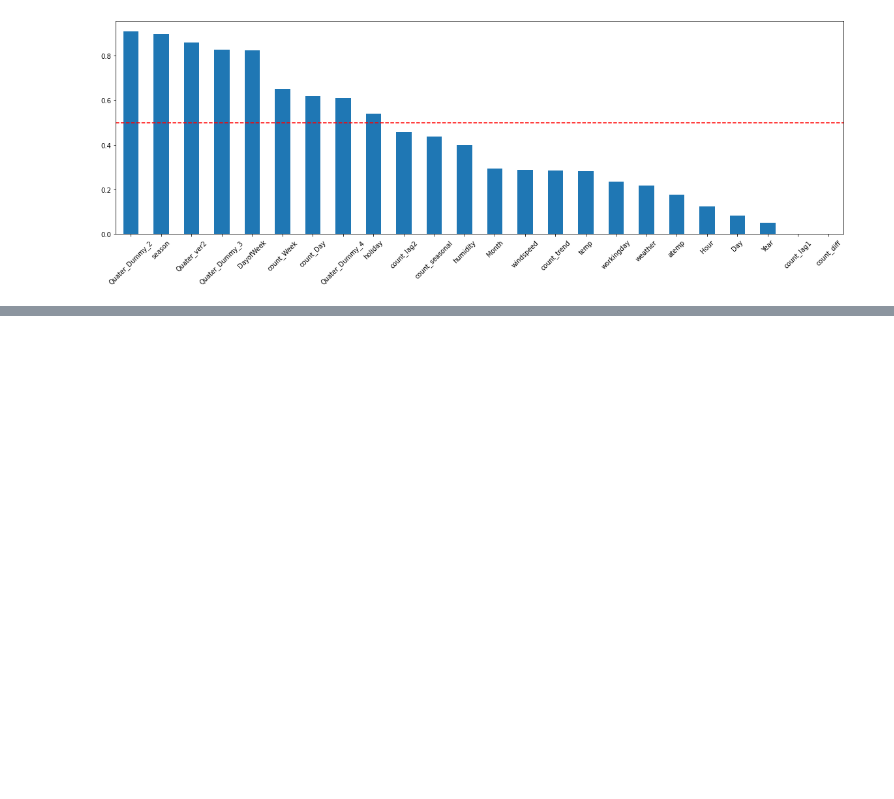
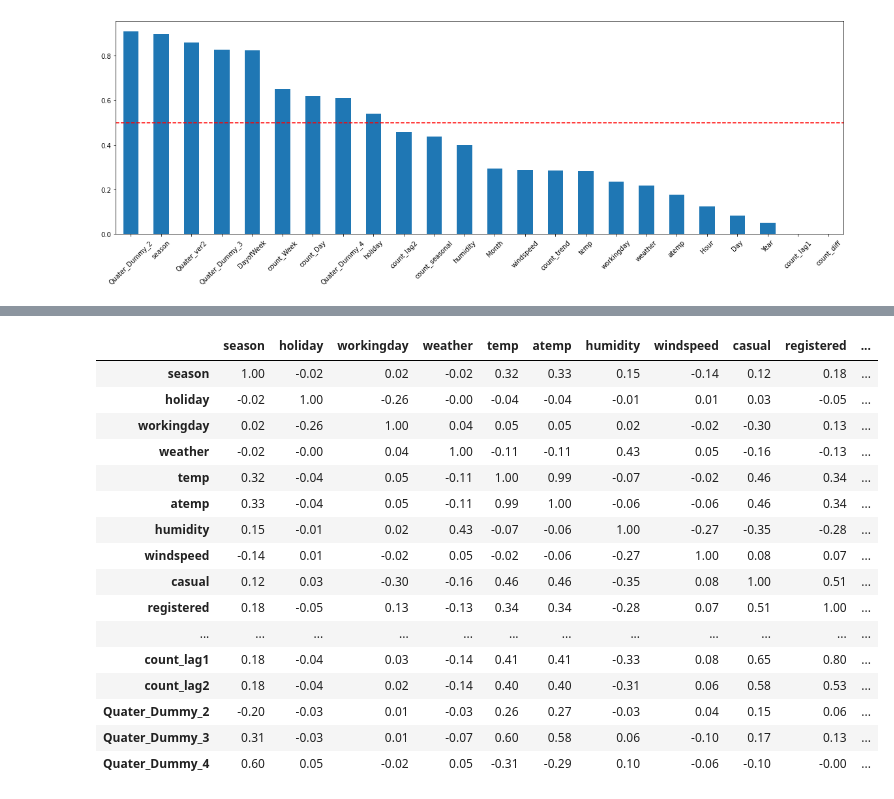
Before and after one commit to JPJD-TIL/TIL, a Jupyter notebook: jd/Practice_1.ipynb, the cells around one changed output, grey strips where cells are left out. Cells and saved outputs as stored; diff of their text form; code cells hidden in the pictures; blank space fills up the shorter version.

```diff
--- a/jd/Practice_1.ipynb
+++ b/jd/Practice_1.ipynb
@@ -1853,0 +1909,20 @@ plt.show()
+# %%
+raw_fe.corr().style.background_gradient().set_precision(2).set_properties(**{'font-size' : '15pt'}) # 소수점은 2번째 자리까지 표시해주세요
+# %% [output]
+|  | season | holiday | workingday | weather | temp | atemp | humidity | windspeed | casual | registered | ... |
+| season | 1.00 | -0.02 | 0.02 | -0.02 | 0.32 | 0.33 | 0.15 | -0.14 | 0.12 | 0.18 | ... |
+| holiday | -0.02 | 1.00 | -0.26 | -0.00 | -0.04 | -0.04 | -0.01 | 0.01 | 0.03 | -0.05 | ... |
+| workingday | 0.02 | -0.26 | 1.00 | 0.04 | 0.05 | 0.05 | 0.02 | -0.02 | -0.30 | 0.13 | ... |
+| weather | -0.02 | -0.00 | 0.04 | 1.00 | -0.11 | -0.11 | 0.43 | 0.05 | -0.16 | -0.13 | ... |
+| temp | 0.32 | -0.04 | 0.05 | -0.11 | 1.00 | 0.99 | -0.07 | -0.02 | 0.46 | 0.34 | ... |
+| atemp | 0.33 | -0.04 | 0.05 | -0.11 | 0.99 | 1.00 | -0.06 | -0.06 | 0.46 | 0.34 | ... |
+| humidity | 0.15 | -0.01 | 0.02 | 0.43 | -0.07 | -0.06 | 1.00 | -0.27 | -0.35 | -0.28 | ... |
+| windspeed | -0.14 | 0.01 | -0.02 | 0.05 | -0.02 | -0.06 | -0.27 | 1.00 | 0.08 | 0.07 | ... |
+| casual | 0.12 | 0.03 | -0.30 | -0.16 | 0.46 | 0.46 | -0.35 | 0.08 | 1.00 | 0.51 | ... |
+| registered | 0.18 | -0.05 | 0.13 | -0.13 | 0.34 | 0.34 | -0.28 | 0.07 | 0.51 | 1.00 | ... |
+| ... | ... | ... | ... | ... | ... | ... | ... | ... | ... | ... | ... |
+| count_lag1 | 0.18 | -0.04 | 0.03 | -0.14 | 0.41 | 0.41 | -0.33 | 0.08 | 0.65 | 0.80 | ... |
+| count_lag2 | 0.18 | -0.04 | 0.02 | -0.14 | 0.40 | 0.40 | -0.31 | 0.06 | 0.58 | 0.53 | ... |
+| Quater_Dummy_2 | -0.20 | -0.03 | 0.01 | -0.03 | 0.26 | 0.27 | -0.03 | 0.04 | 0.15 | 0.06 | ... |
+| Quater_Dummy_3 | 0.31 | -0.03 | 0.01 | -0.07 | 0.60 | 0.58 | 0.06 | -0.10 | 0.17 | 0.13 | ... |
+| Quater_Dummy_4 | 0.60 | 0.05 | -0.02 | 0.05 | -0.31 | -0.29 | 0.10 | -0.06 | -0.10 | -0.00 | ... |
```
Also changed, not shown: parts of 86 cells of this notebook.
